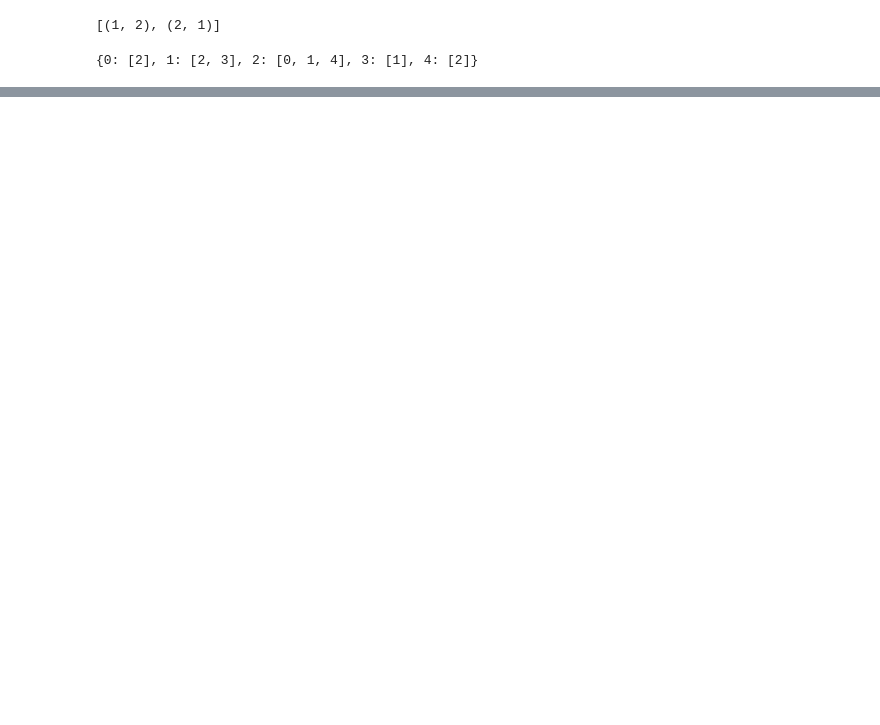
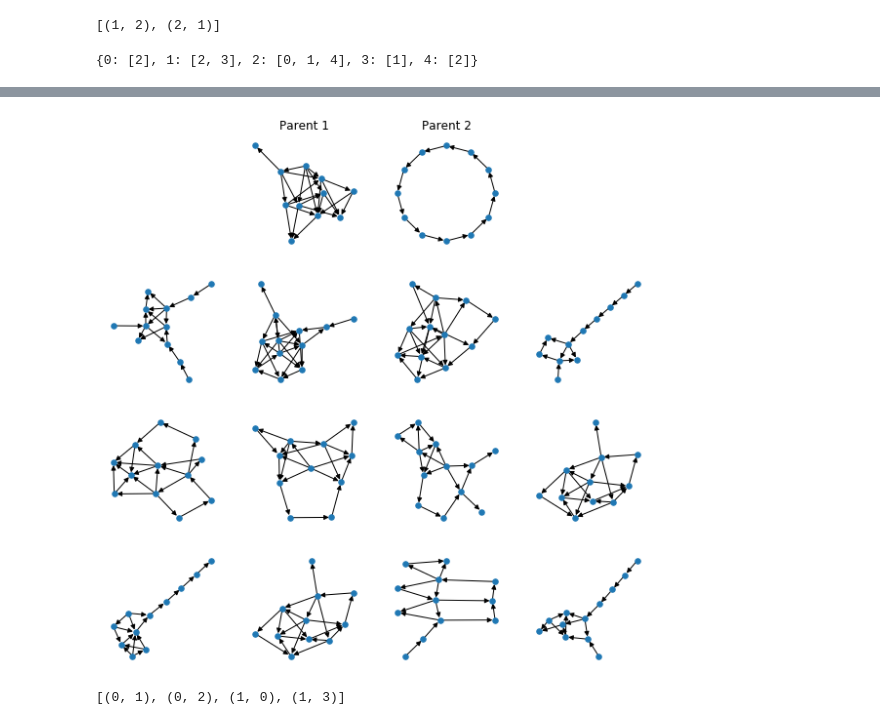
Before and after one commit to khakhalin/echo-networks, a Jupyter notebook: splice.ipynb, the cells around one changed output, grey strips where cells are left out. Drawn from its saved outputs; the diff is of its cells as text; code cells hidden in the pictures; blank space fills up the shorter version.

```diff
--- a/splice.ipynb
+++ b/splice.ipynb
@@ -171,0 +174,14 @@ nx.draw_spring(G,node_size=50, alpha=0.5,iterations=800)
+# %%
+# Another test, with different parents
+
+parenting_pic(make_random, make_cycle, 12)
+# %% [output]
+[figure, added]
+# %%
+def list_edges(g):
+    """Returns edges from a gdict."""
+    return [(i,j) for i,js in g.items() for j in js]
+
+list_edges({0:[1,2], 1:[0,3]})
+# %% [output]
+[(0, 1), (0, 2), (1, 0), (1, 3)]
```
Also changed, not shown: parts of 11 cells of this notebook.
